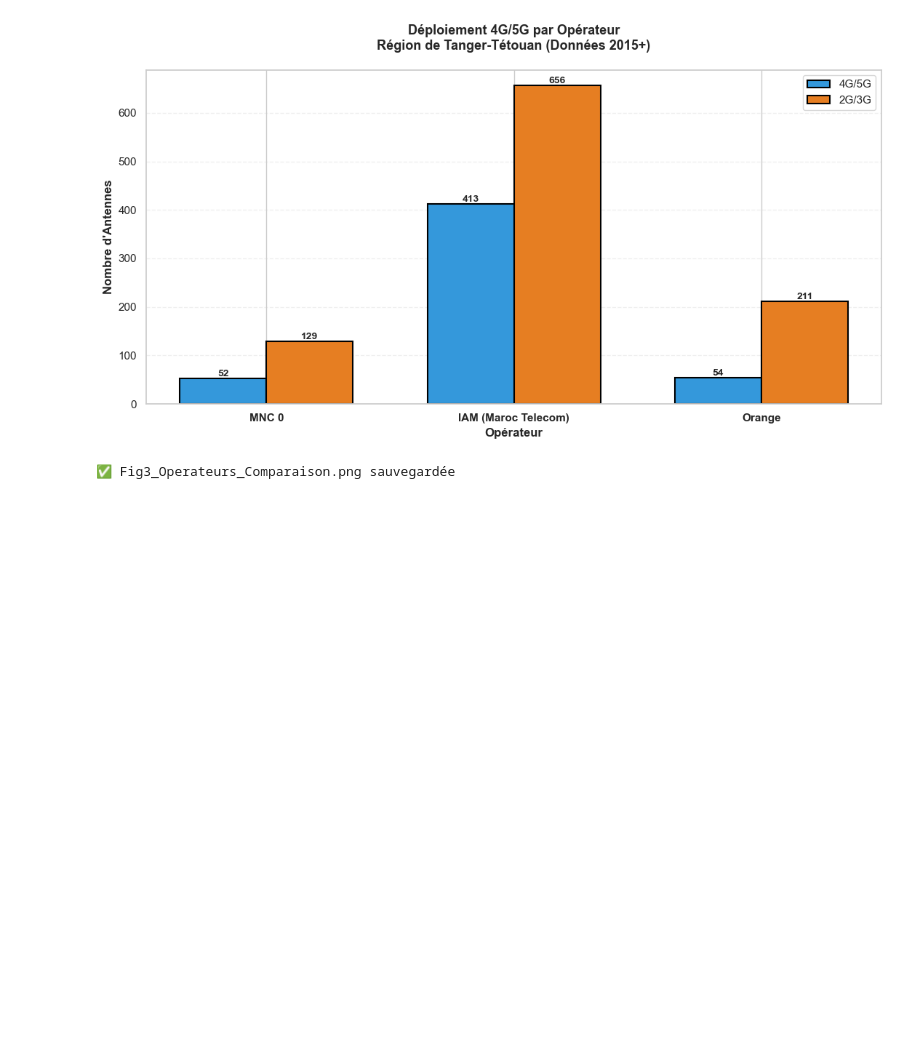
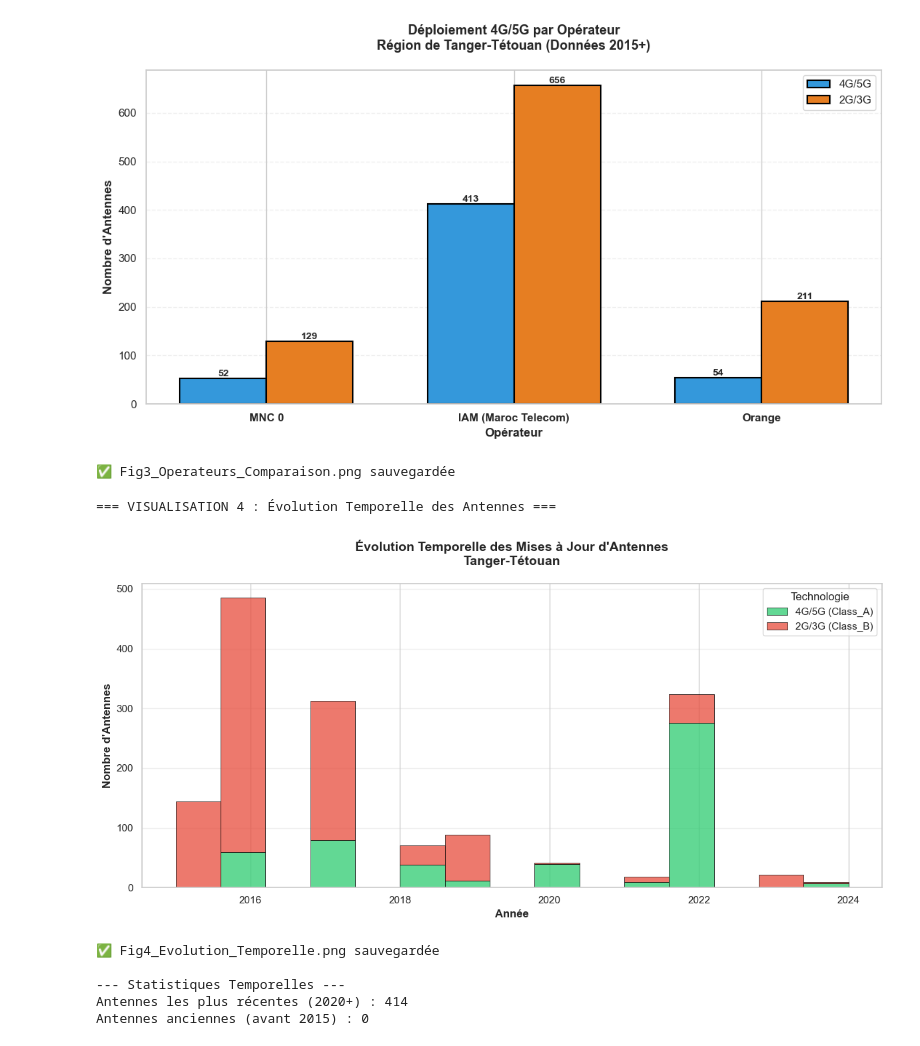
Before and after one commit to MohammedBelfellah/tanger-telecom-audit, a Jupyter notebook: mean.ipynb, the cells around one changed output. Drawn from its saved outputs; the diff is of its cells as text; code cells hidden in the pictures; blank space fills up the shorter version.

```diff
--- a/mean.ipynb
+++ b/mean.ipynb
@@ -493,3 +493,50 @@ print("✅ Fig3_Operateurs_Comparaison.png sauvegardée\n")
 === VISUALISATION 3 : Comparaison Opérateurs (Déploiement 4G/5G) ===
 [figure]
 ✅ Fig3_Operateurs_Comparaison.png sauvegardée
+# %%
+# Graphique 4 : Évolution temporelle des mises à jour
+print("\n=== VISUALISATION 4 : Évolution Temporelle des Antennes ===\n")
+
+# Extraction de l'année depuis le timestamp Unix
+df_clean['Annee'] = pd.to_datetime(df_clean['updated'], unit='s', errors='coerce').dt.year
+
+# Filtrage des données aberrantes (garder 2010-2026)
+df_time = df_clean[(df_clean['Annee'] >= 2010) & (df_clean['Annee'] <= 2026)].copy()
+
+# Générer le graphique
+plt.figure(figsize=(12, 6))
+sns.histplot(
+    data=df_time,
+    x="Annee",
+    hue="Tech_Class",
+    multiple="stack",
+    bins=15,
+    palette={"Class_A": "#2ecc71", "Class_B": "#e74c3c"},
+    edgecolor='black',
+    linewidth=0.5
+)
+plt.title("Évolution Temporelle des Mises à Jour d'Antennes\nTanger-Tétouan",
+          fontsize=14, weight='bold', pad=20)
+plt.xlabel("Année", fontsize=12, weight='bold')
+plt.ylabel("Nombre d'Antennes", fontsize=12, weight='bold')
+plt.legend(title="Technologie", labels=["4G/5G (Class_A)", "2G/3G (Class_B)"])
+plt.grid(axis='y', alpha=0.3)
+plt.tight_layout()
+
+# Sauvegarde du fichier
+plt.savefig("Fig4_Evolution_Temporelle.png", dpi=150, bbox_inches='tight')
+plt.show()
+print("✅ Fig4_Evolution_Temporelle.png sauvegardée\n")
+
+# Statistiques temporelles
+print("--- Statistiques Temporelles ---")
+print(f"Antennes les plus récentes (2020+) : {len(df_time[df_time['Annee'] >= 2020])}")
+print(f"Antennes anciennes (avant 2015) : {len(df_time[df_time['Annee'] < 2015])}")
+# %% [output]
+=== VISUALISATION 4 : Évolution Temporelle des Antennes ===
+[figure, added]
+✅ Fig4_Evolution_Temporelle.png sauvegardée
+
+--- Statistiques Temporelles ---
+Antennes les plus récentes (2020+) : 414
+Antennes anciennes (avant 2015) : 0
```
Also changed, not shown: 1 other file.
